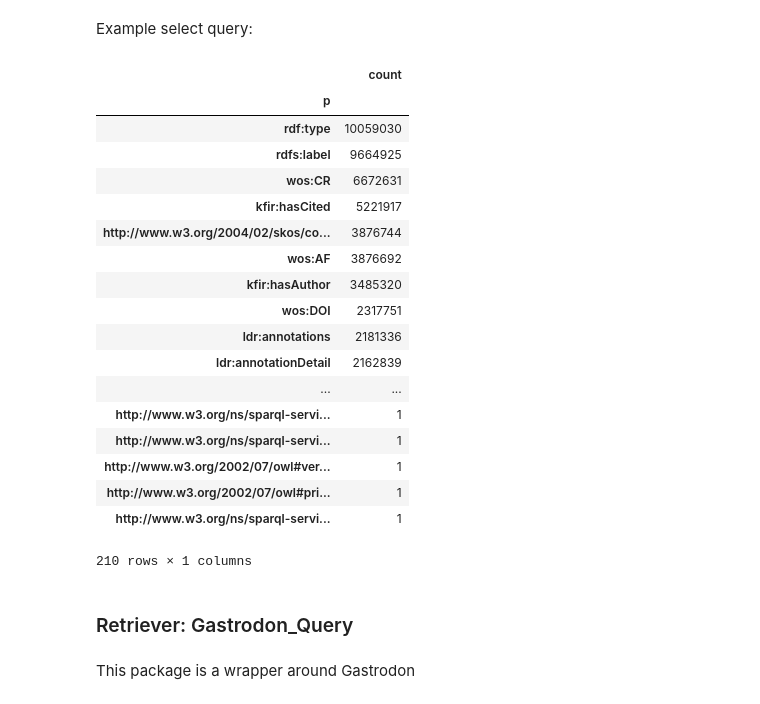
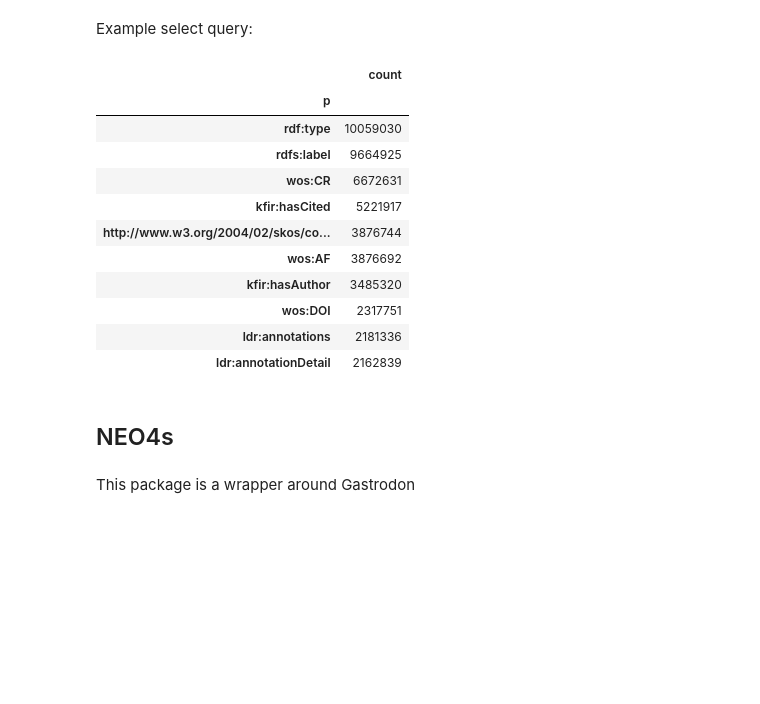
Before and after one commit to clokman/KFIR, a Jupyter notebook: notebooks/KFIR-experimentation.ipynb, the cells around one changed output. Saved outputs shown, nothing was run; the diff lists cells and outputs as text; code cells hidden in the pictures; blank space fills up the shorter version.

Commit message:
Experiment notebook updated to incorporate the latest Gastrodon_Query methods

```diff
--- a/notebooks/KFIR-experimentation.ipynb
+++ b/notebooks/KFIR-experimentation.ipynb
@@ -158,6 +161,7 @@ prefixes=inline("""
     @prefix rdfs: <http://www.w3.org/2000/01/rdf-schema#> .
     @prefix wosGraph: <http://clokman.com/wos> .
     @prefix kfirGraph: <http://clokman.com/kfir> .
+    @prefix testGraph: <http://clokman.com/test> .
 
     @prefix dbo: <http://dbpedia.org/ontology/> .
 """).graph
@@ -204,30 +200,23 @@ count
 Example select query:
 # %%
 eculture.select("""
-    SELECT ?p (COUNT(*) AS ?count) { ?s ?p ?o .} GROUP BY ?p ORDER BY DESC(?count)
+    SELECT ?p (COUNT(*) AS ?count) { ?s ?p ?o .} GROUP BY ?p ORDER BY DESC(?count) LIMIT 10
 """)
 # %% [output]
 |  | count |
 | p |  |
 | rdf:type | 10059030 |
 | rdfs:label | 9664925 |
 | wos:CR | 6672631 |
 | kfir:hasCited | 5221917 |
 | http://www.w3.org/2004/02/skos/co... | 3876744 |
 | wos:AF | 3876692 |
 | kfir:hasAuthor | 3485320 |
 | wos:DOI | 2317751 |
 | ldr:annotations | 2181336 |
 | ldr:annotationDetail | 2162839 |
-| ... | ... |
-| http://www.w3.org/ns/sparql-servi... | 1 |
-| http://www.w3.org/ns/sparql-servi... | 1 |
-| http://www.w3.org/2002/07/owl#ver... | 1 |
-| http://www.w3.org/2002/07/owl#pri... | 1 |
-| http://www.w3.org/ns/sparql-servi... | 1 |
-210 rows × 1 columns
-# %% [markdown]
-### Retriever: Gastrodon_Query
+# %% [markdown]
+## NEO4s
 # %% [markdown]
 This package is a wrapper around Gastrodon
 # %% [markdown]
```
Also changed, not shown: parts of 36 cells of this notebook.
